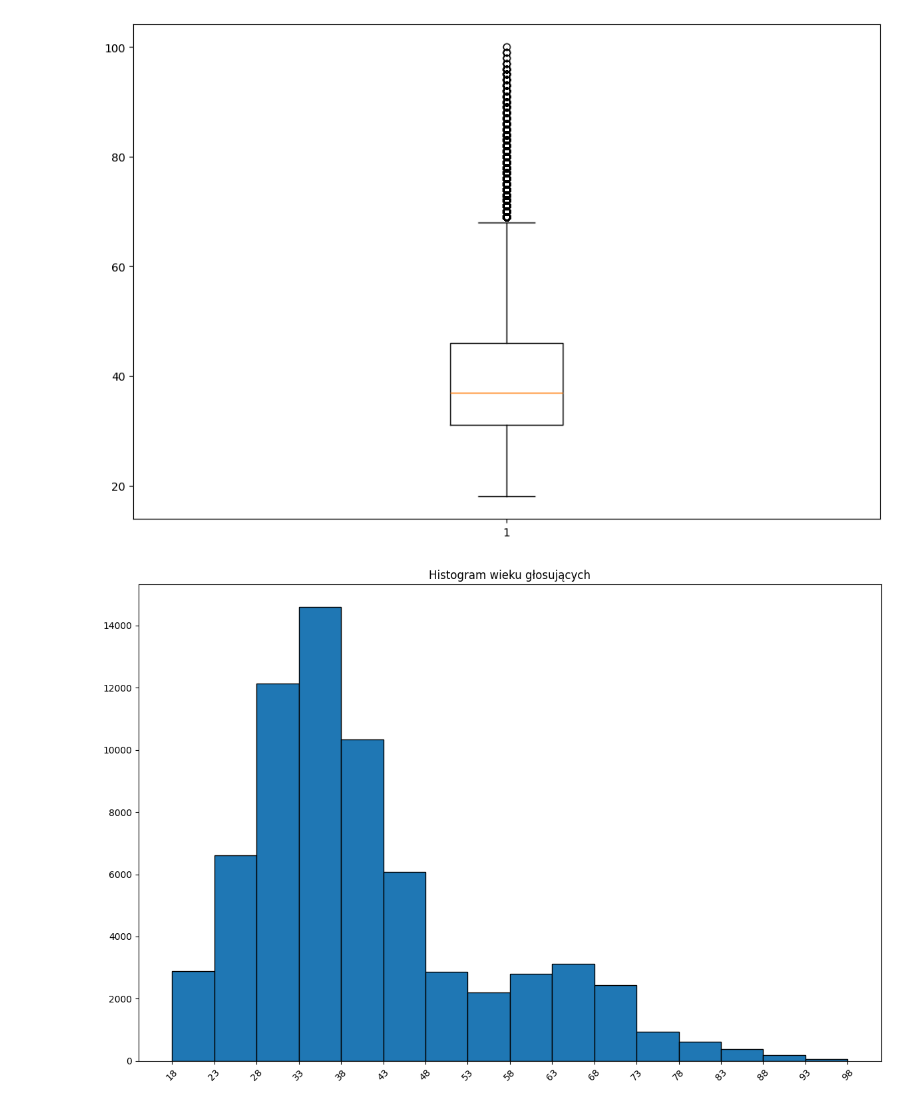
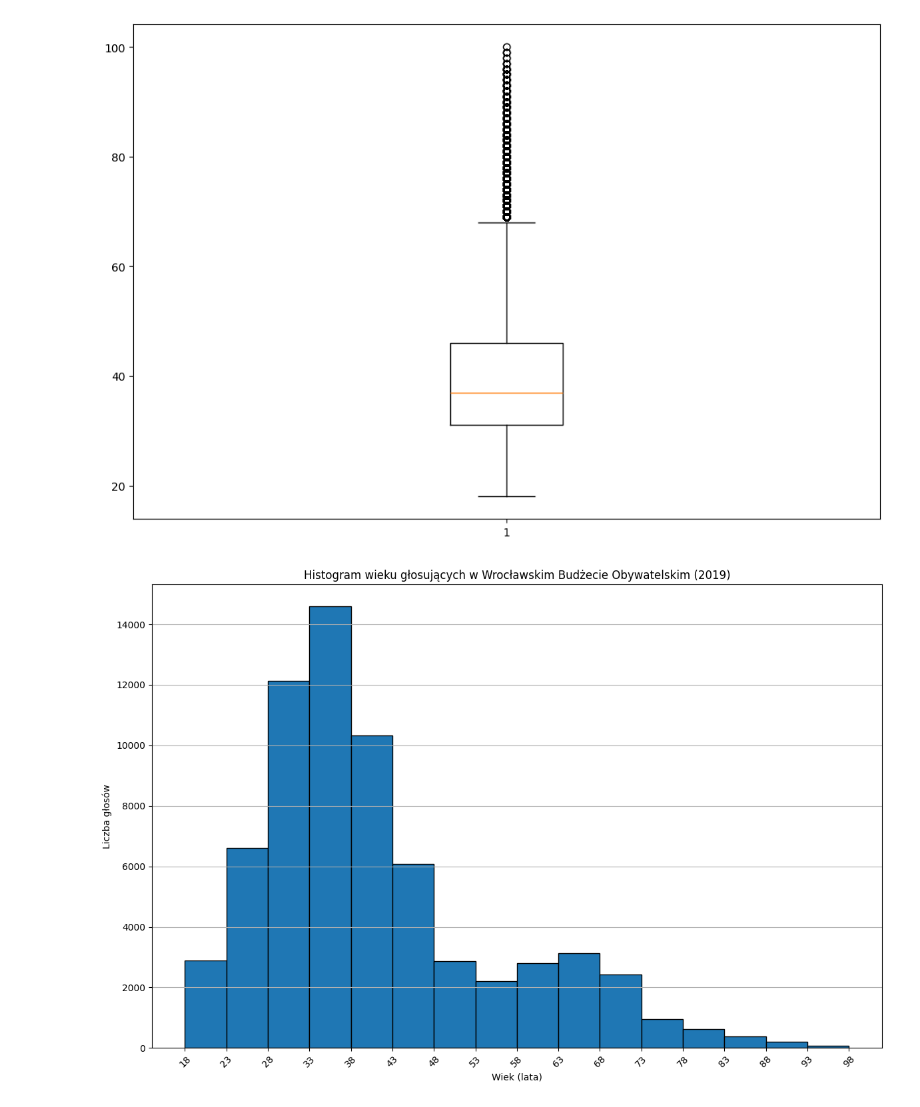
Before and after one commit to Vektor79/Zadania, a Jupyter notebook: 05_Wykresy/Materiały_na_zjazd/02_Wykresy/03_Zaawansowane wykresy/3_Wrocławski budżet partycypacyjny.ipynb, the cells around one changed output. Cells and saved outputs as stored; diff of their text form; code cells hidden in the pictures.

```diff
--- a/05_Wykresy/Materiały_na_zjazd/02_Wykresy/03_Zaawansowane wykresy/3_Wrocławski budżet partycypacyjny.ipynb
+++ b/05_Wykresy/Materiały_na_zjazd/02_Wykresy/03_Zaawansowane wykresy/3_Wrocławski budżet partycypacyjny.ipynb
@@ -108,28 +108,30 @@ plt.show()
 # %%
 fig, ax = plt.subplots(figsize=(12, 8))
 
 # wzór ile ma być "koszyków" w zbiorze czyli tych przedziałów na osi
 # bins = range(18, 100, 5)
 # robię sobie z tego listę i wrzucam do bins w histogramie(ax.hist)
 
 bins = list(range(18, 100, 5))
 
 ax.hist(df["Wiek"], bins=bins, edgecolor="black")
 # edgecolor do tego że jak słupki "się dotykają" to edgecolor je rozdzieli
 
-ax.set_title("Histogram wieku głosujących")
-
+ax.set_title("Histogram wieku głosujących w Wrocławskim Budżecie Obywatelskim (2019)")
+ax.set_xlabel("Wiek (lata)")
+ax.set_ylabel("Liczba głosów")
+ax.grid(axis='y')
 
 
 
 plt.xticks(bins, rotation=45)
 
 
 
 
 
 
 plt.tight_layout()
 plt.show()
 # %% [output]
-[figure, old version]
+[figure, new version]
```
